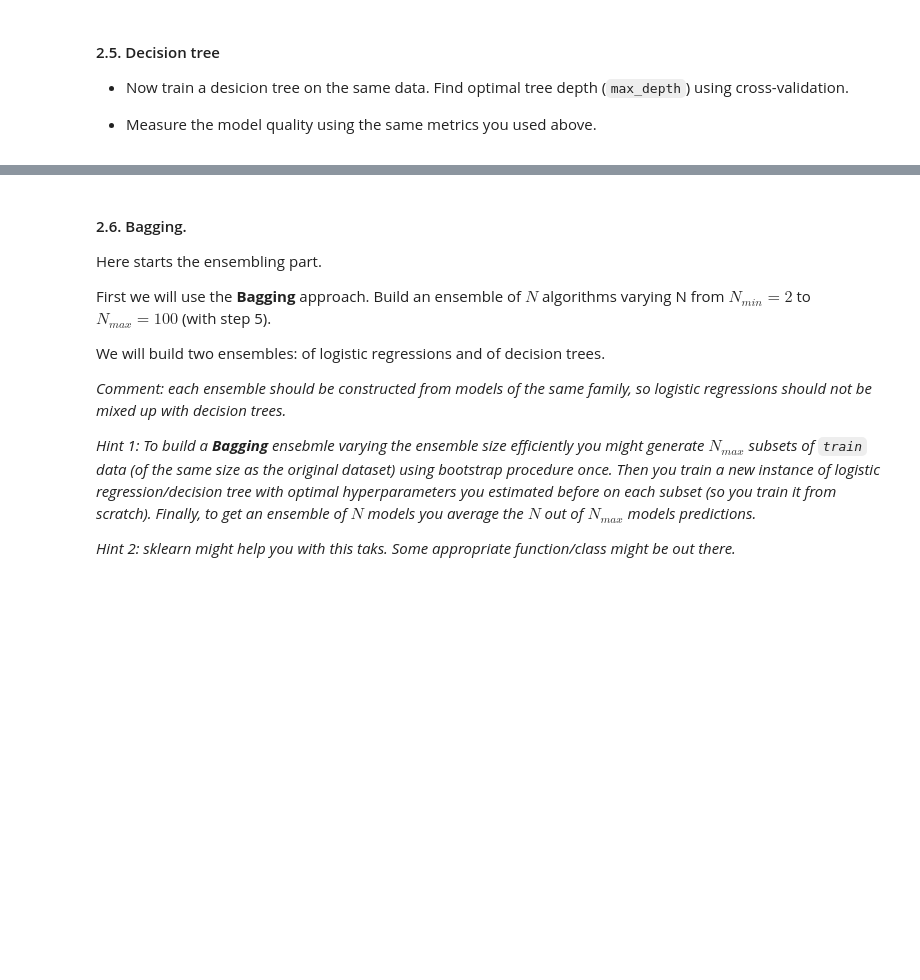
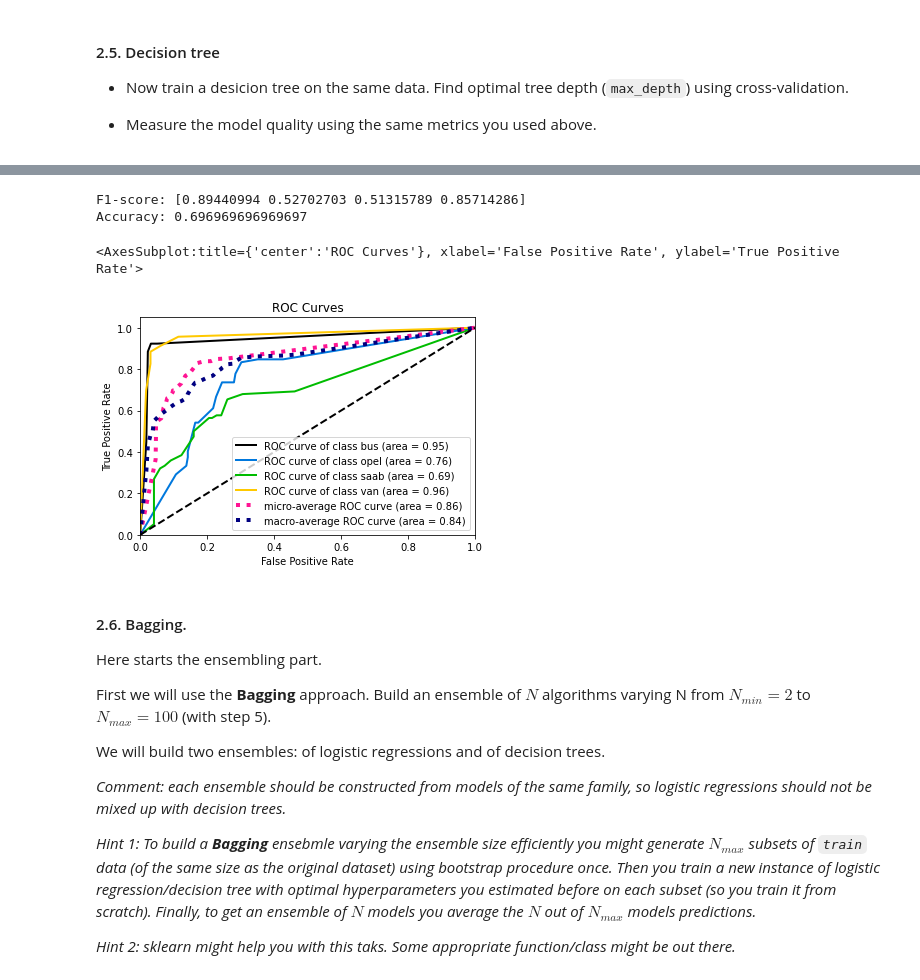
Before and after one commit to girafe-ai/ml-course, a Jupyter notebook: homeworks/lab01_ml_pipeline/Lab1_part2_ml_pipeline.ipynb, the cells around one changed output, grey strips where cells are left out. Saved outputs shown, nothing was run; the diff lists cells and outputs as text; code cells hidden in the pictures; blank space fills up the shorter version.

```diff
--- a/homeworks/lab01_ml_pipeline/Lab1_part2_ml_pipeline.ipynb
+++ b/homeworks/lab01_ml_pipeline/Lab1_part2_ml_pipeline.ipynb
@@ -152,3 +235,11 @@ from sklearn.tree import DecisionTreeClassifier
+# %%
+print_f1_and_accuracy_scores(clf_tree, X_test, y_test)
+plot_roc(y_test, clf_tree.predict_proba(X_test))
+# %% [output]
+F1-score: [0.89440994 0.52702703 0.51315789 0.85714286]
+Accuracy: 0.696969696969697
+<AxesSubplot:title={'center':'ROC Curves'}, xlabel='False Positive Rate', ylabel='True Positive Rate'>
+[figure, added]
 # %% [markdown]
 #### 2.6. Bagging.
 Here starts the ensembling part.
```
Also changed, not shown: parts of 24 cells of this notebook, 2 other files.
